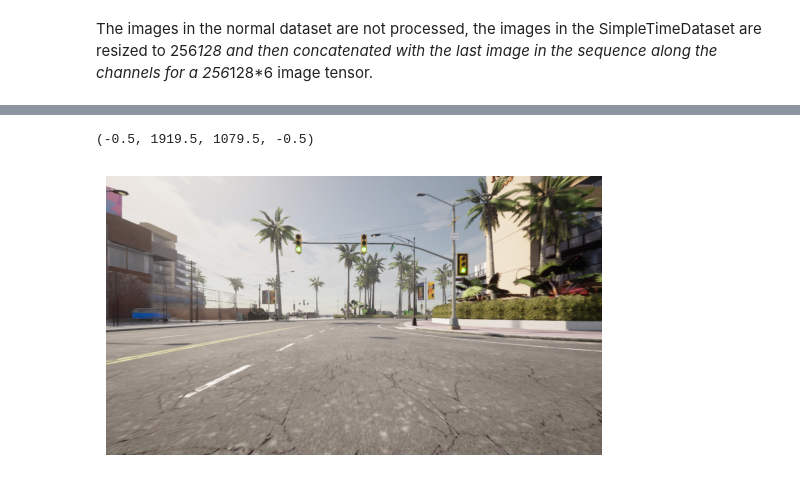
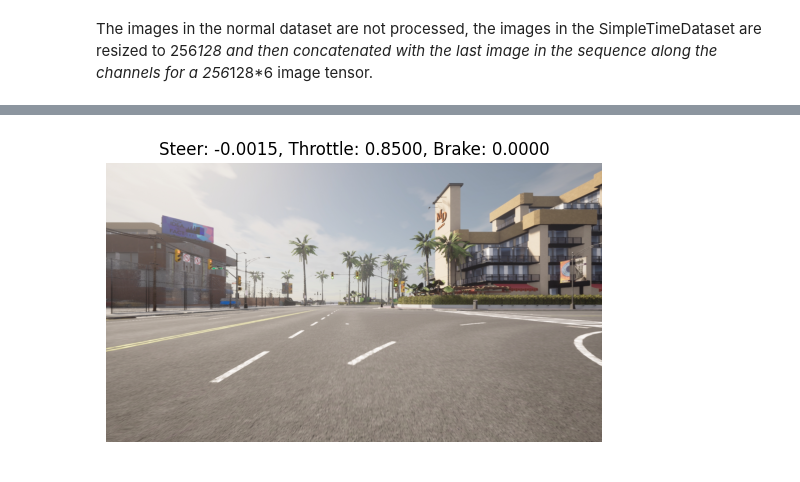
Before and after one commit to ulrik2204/carla_experiments, a Jupyter notebook: dataset_exploration.ipynb, the cells around one changed output, grey strips where cells are left out. Drawn from its saved outputs; the diff is of its cells as text; code cells hidden in the pictures.

Commit message:
feat: show control values in samples of dataset_exploration

```diff
--- a/dataset_exploration.ipynb
+++ b/dataset_exploration.ipynb
@@ -113,6 +94,13 @@ plt.axis("off")
-# %%
-plt.imshow(df["image"][103])
-plt.axis("off")
-# %% [output]
-(-0.5, 1919.5, 1079.5, -0.5)
-[figure, removed]
+# %%
+def plot_sample(index: int):
+    steer = df["steer"][index]
+    throttle = df["throttle"][index]
+    brake = df["brake"][index]
+    image = df["image"][index]
+    plt.imshow(image)
+    plt.axis("off")
+    plt.title(f"Steer: {steer:.4f}, Throttle: {throttle:.4f}, Brake: {brake:.4f}")
+# %%
+plot_sample(60)
+# %% [output]
+[figure, added]
```
Also changed, not shown: parts of 6 cells of this notebook.
